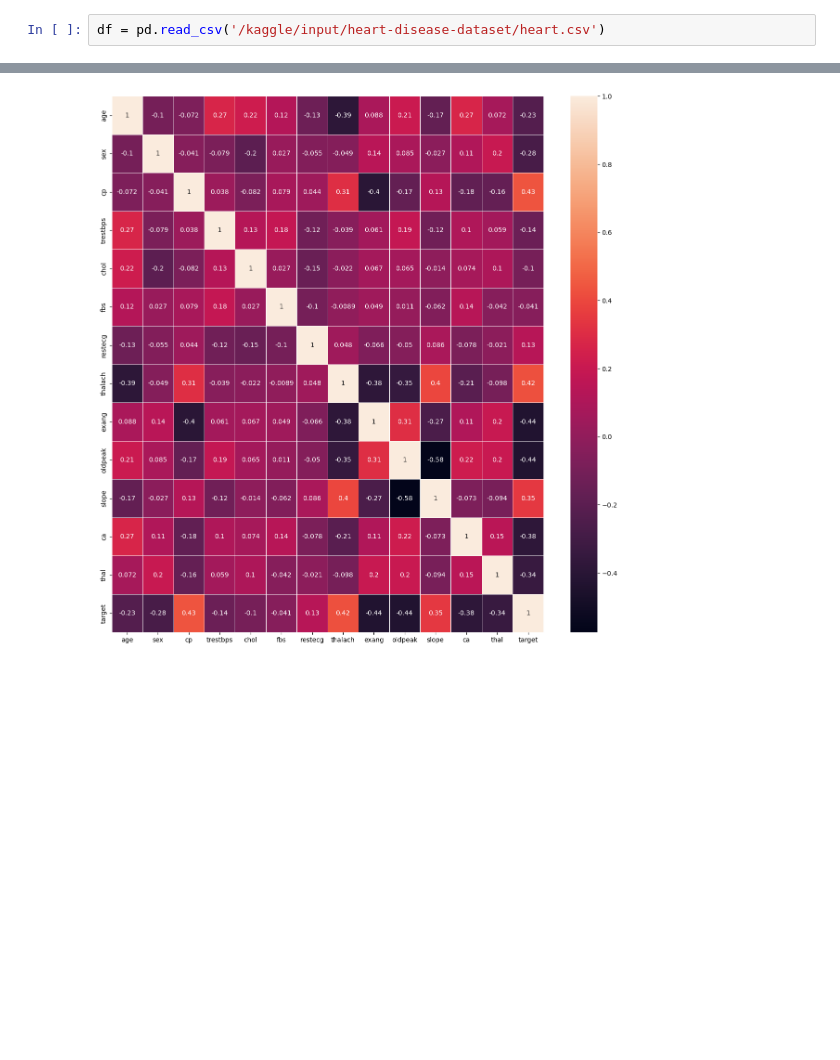
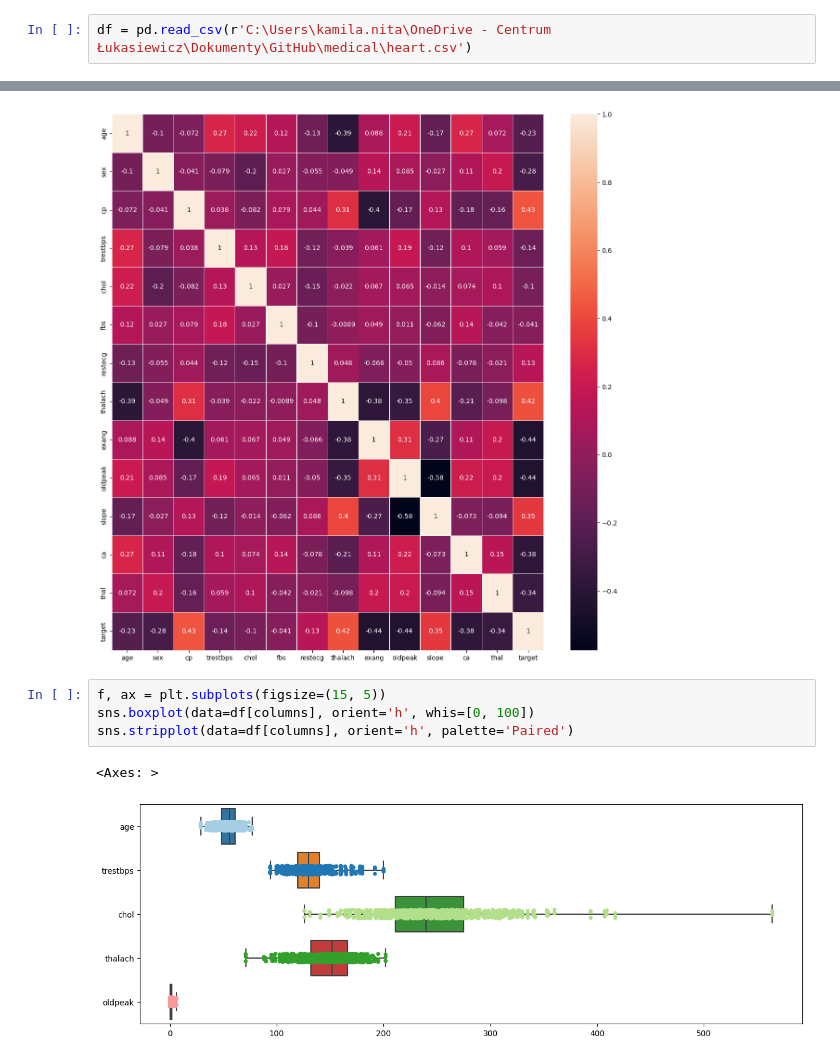
Before and after one commit to binda7/Heart-prediction, a Jupyter notebook: heart.ipynb, the cells around one changed output, grey strips where cells are left out. Cells and saved outputs as stored; diff of their text form; blank space fills up the shorter version.

```diff
--- a/heart.ipynb
+++ b/heart.ipynb
@@ -24,7 +24,7 @@ sns.color_palette("flare", as_cmap=True)
 # thal: 0 = normal; 1 = fixed defect; 2 = reversable defect
 # The names and social security numbers of the patients were recently removed from the database, replaced with dummy values.
 # %%
-df = pd.read_csv('/kaggle/input/heart-disease-dataset/heart.csv')
+df = pd.read_csv(r'C:\Users\kamila.nita\OneDrive - Centrum Łukasiewicz\Dokumenty\GitHub\medical\heart.csv')
 # %%
 df.head()
 # %% [output]
@@ -90,3 +90,10 @@ sns.heatmap(correlations, annot=True, linewidths=.5, ax=ax)
 # %% [output]
 <Axes: >
 [figure]
+# %%
+f, ax = plt.subplots(figsize=(15, 5))
+sns.boxplot(data=df[columns], orient='h', whis=[0, 100])
+sns.stripplot(data=df[columns], orient='h', palette='Paired')
+# %% [output]
+<Axes: >
+[figure, added]
```
Also changed, not shown: parts of 3 cells of this notebook.
